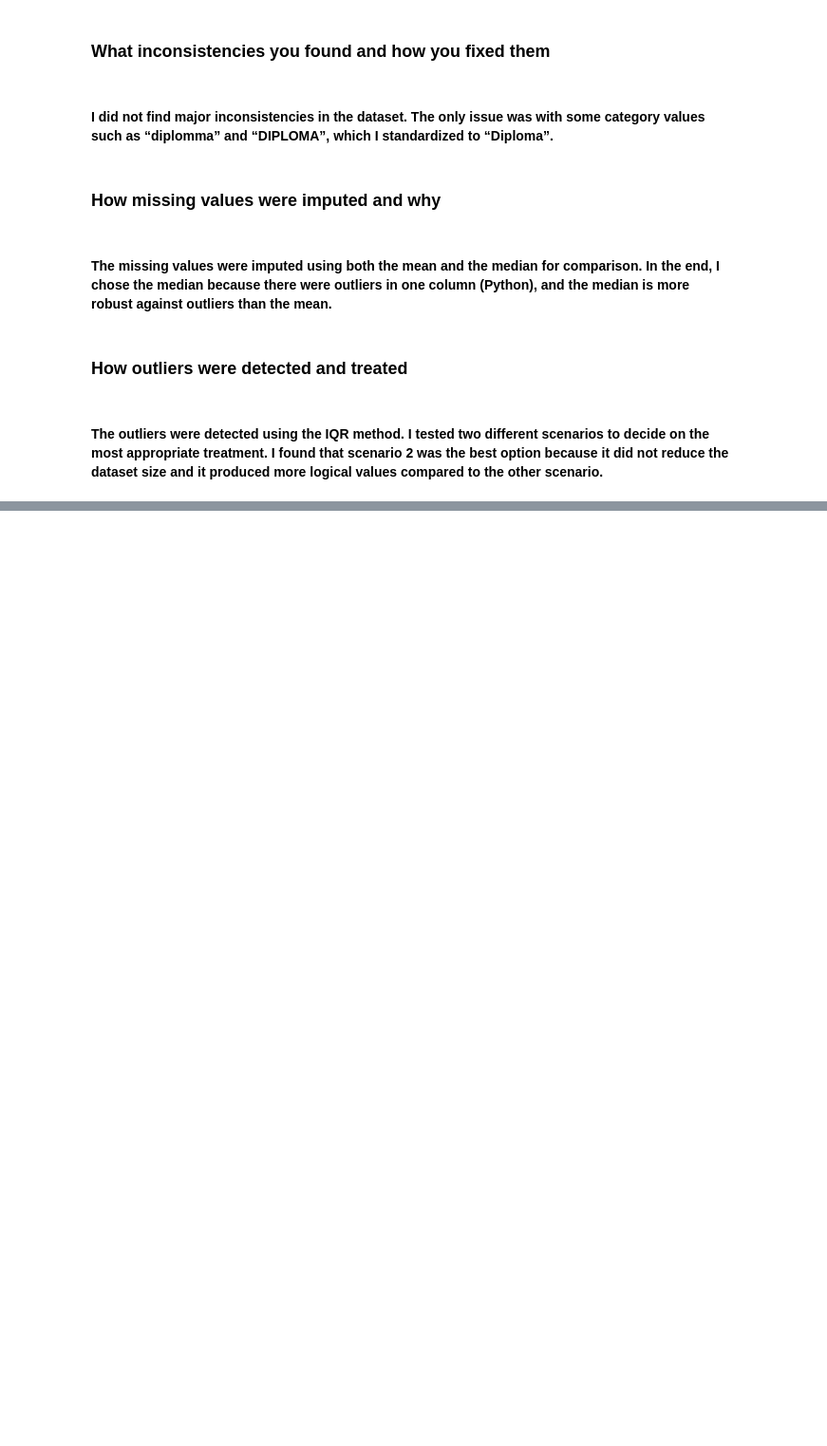
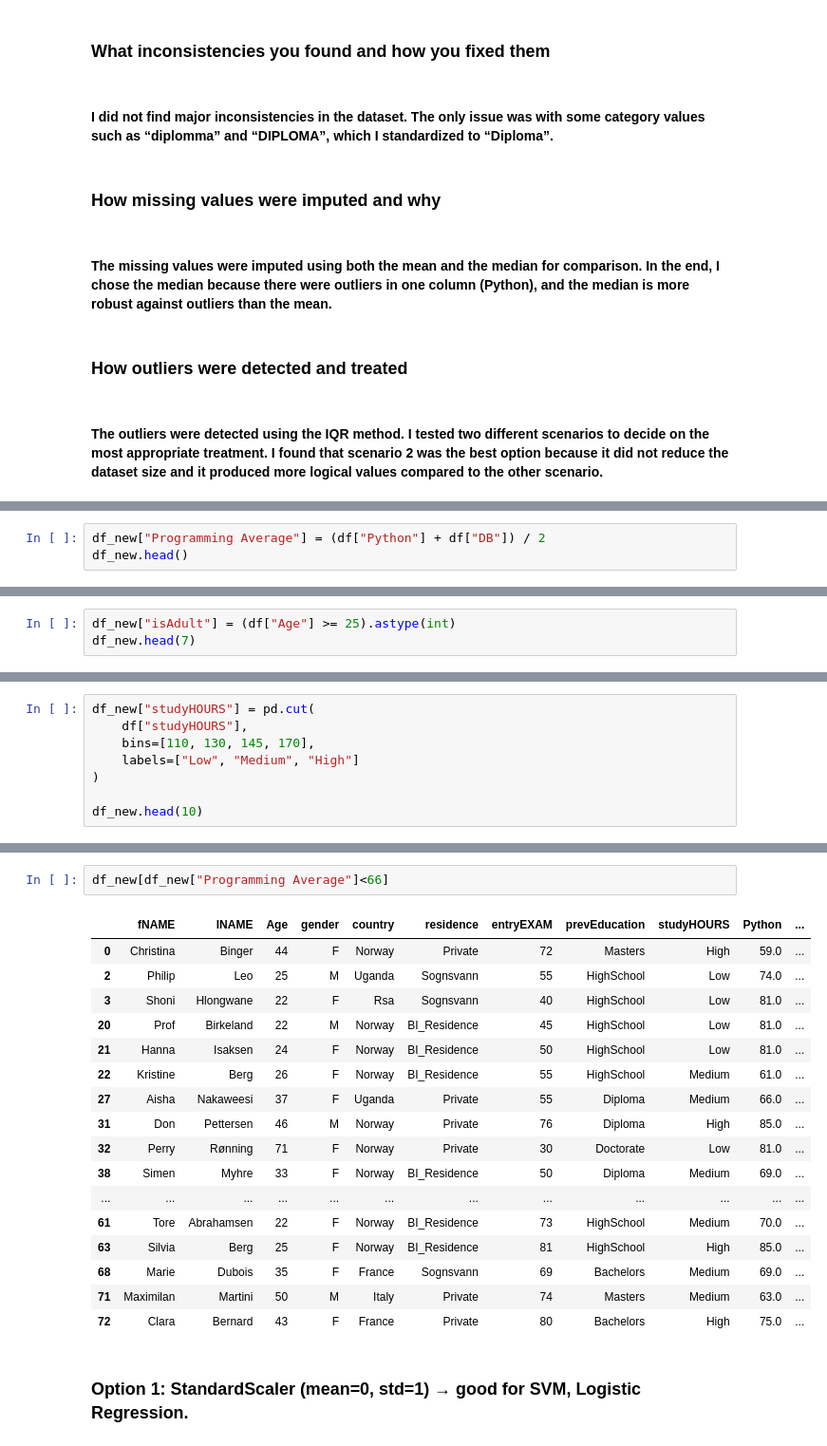
Before and after one commit to Mahmoudehab39/Data-Cleaning-Task, a Jupyter notebook: task.ipynb, the cells around one changed output, grey strips where cells are left out. Shown: that part at 95% size. Cells and saved outputs as stored; diff of their text form; blank space fills up the shorter version.

```diff
--- a/task.ipynb
+++ b/task.ipynb
@@ -454,0 +480,3 @@ df_new.to_csv("cleaned_dataset_Senairo_2.csv", index=False)
+# %%
+df_new["Programming Average"] = (df["Python"] + df["DB"]) / 2
+df_new.head()
@@ -454,0 +492,3 @@ df_new.to_csv("cleaned_dataset_Senairo_2.csv", index=False)
+# %%
+df_new["isAdult"] = (df["Age"] >= 25).astype(int)
+df_new.head(7)
@@ -454,0 +518,8 @@ df_new.to_csv("cleaned_dataset_Senairo_2.csv", index=False)
+# %%
+df_new["studyHOURS"] = pd.cut(
+    df["studyHOURS"],
+    bins=[110, 130, 145, 170],
+    labels=["Low", "Medium", "High"]
+)
+
+df_new.head(10)
@@ -454,0 +555,22 @@ df_new.to_csv("cleaned_dataset_Senairo_2.csv", index=False)
+# %%
+df_new[df_new["Programming Average"]<66]
+# %% [output]
+|  | fNAME | lNAME | Age | gender | country | residence | entryEXAM | prevEducation | studyHOURS | Python | ... |
+| 0 | Christina | Binger | 44 | F | Norway | Private | 72 | Masters | High | 59.0 | ... |
+| 2 | Philip | Leo | 25 | M | Uganda | Sognsvann | 55 | HighSchool | Low | 74.0 | ... |
+| 3 | Shoni | Hlongwane | 22 | F | Rsa | Sognsvann | 40 | HighSchool | Low | 81.0 | ... |
+| 20 | Prof | Birkeland | 22 | M | Norway | BI_Residence | 45 | HighSchool | Low | 81.0 | ... |
+| 21 | Hanna | Isaksen | 24 | F | Norway | BI_Residence | 50 | HighSchool | Low | 81.0 | ... |
+| 22 | Kristine | Berg | 26 | F | Norway | BI_Residence | 55 | HighSchool | Medium | 61.0 | ... |
+| 27 | Aisha | Nakaweesi | 37 | F | Uganda | Private | 55 | Diploma | Medium | 66.0 | ... |
+| 31 | Don | Pettersen | 46 | M | Norway | Private | 76 | Diploma | High | 85.0 | ... |
+| 32 | Perry | Rønning | 71 | F | Norway | Private | 30 | Doctorate | Low | 81.0 | ... |
+| 38 | Simen | Myhre | 33 | F | Norway | BI_Residence | 50 | Diploma | Medium | 69.0 | ... |
+| ... | ... | ... | ... | ... | ... | ... | ... | ... | ... | ... | ... |
+| 61 | Tore | Abrahamsen | 22 | F | Norway | BI_Residence | 73 | HighSchool | Medium | 70.0 | ... |
+| 63 | Silvia | Berg | 25 | F | Norway | BI_Residence | 81 | HighSchool | High | 85.0 | ... |
+| 68 | Marie | Dubois | 35 | F | France | Sognsvann | 69 | Bachelors | Medium | 69.0 | ... |
+| 71 | Maximilan | Martini | 50 | M | Italy | Private | 74 | Masters | Medium | 63.0 | ... |
+| 72 | Clara | Bernard | 43 | F | France | Private | 80 | Bachelors | High | 75.0 | ... |
+# %% [markdown]
+### Option 1: StandardScaler (mean=0, std=1) → good for SVM, Logistic Regression.
```
Also changed, not shown: parts of 45 cells of this notebook, 2 other files.
